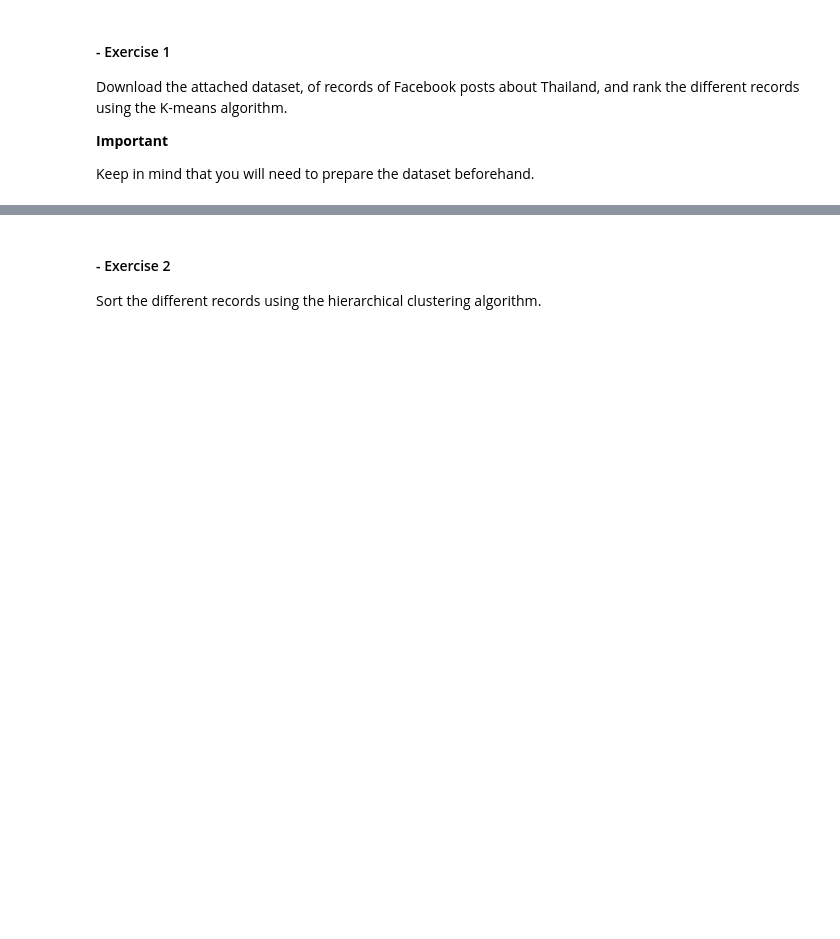
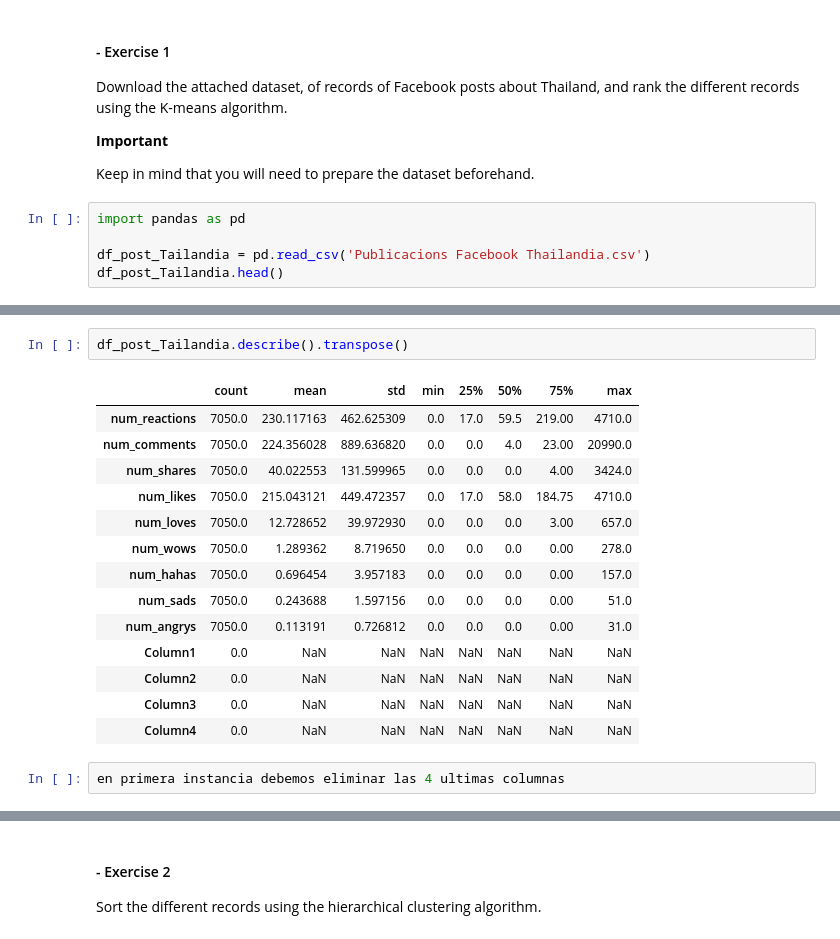
Before and after one commit to IvanaCandyAguilar/Data-Engineer-Data-Science, a Jupyter notebook: Sprint8/Task M8 T01.ipynb, the cells around one changed output, grey strips where cells are left out. Saved outputs shown, nothing was run; the diff lists cells and outputs as text; blank space fills up the shorter version.

```diff
--- a/Sprint8/Task M8 T01.ipynb
+++ b/Sprint8/Task M8 T01.ipynb
@@ -9,3 +9,8 @@ Download the attached dataset, of records of Facebook posts about Thailand, and
 **Important**
 
 Keep in mind that you will need to prepare the dataset beforehand.
+# %%
+import pandas as pd
+
+df_post_Tailandia = pd.read_csv('Publicacions Facebook Thailandia.csv')
+df_post_Tailandia.head()
@@ -11,0 +24,19 @@ Keep in mind that you will need to prepare the dataset beforehand.
+# %%
+df_post_Tailandia.describe().transpose()
+# %% [output]
+|  | count | mean | std | min | 25% | 50% | 75% | max |
+| num_reactions | 7050.0 | 230.117163 | 462.625309 | 0.0 | 17.0 | 59.5 | 219.00 | 4710.0 |
+| num_comments | 7050.0 | 224.356028 | 889.636820 | 0.0 | 0.0 | 4.0 | 23.00 | 20990.0 |
+| num_shares | 7050.0 | 40.022553 | 131.599965 | 0.0 | 0.0 | 0.0 | 4.00 | 3424.0 |
+| num_likes | 7050.0 | 215.043121 | 449.472357 | 0.0 | 17.0 | 58.0 | 184.75 | 4710.0 |
+| num_loves | 7050.0 | 12.728652 | 39.972930 | 0.0 | 0.0 | 0.0 | 3.00 | 657.0 |
+| num_wows | 7050.0 | 1.289362 | 8.719650 | 0.0 | 0.0 | 0.0 | 0.00 | 278.0 |
+| num_hahas | 7050.0 | 0.696454 | 3.957183 | 0.0 | 0.0 | 0.0 | 0.00 | 157.0 |
+| num_sads | 7050.0 | 0.243688 | 1.597156 | 0.0 | 0.0 | 0.0 | 0.00 | 51.0 |
+| num_angrys | 7050.0 | 0.113191 | 0.726812 | 0.0 | 0.0 | 0.0 | 0.00 | 31.0 |
+| Column1 | 0.0 | NaN | NaN | NaN | NaN | NaN | NaN | NaN |
+| Column2 | 0.0 | NaN | NaN | NaN | NaN | NaN | NaN | NaN |
+| Column3 | 0.0 | NaN | NaN | NaN | NaN | NaN | NaN | NaN |
+| Column4 | 0.0 | NaN | NaN | NaN | NaN | NaN | NaN | NaN |
+# %%
+en primera instancia debemos eliminar las 4 ultimas columnas
```
Also changed, not shown: parts of 13 cells of this notebook.
